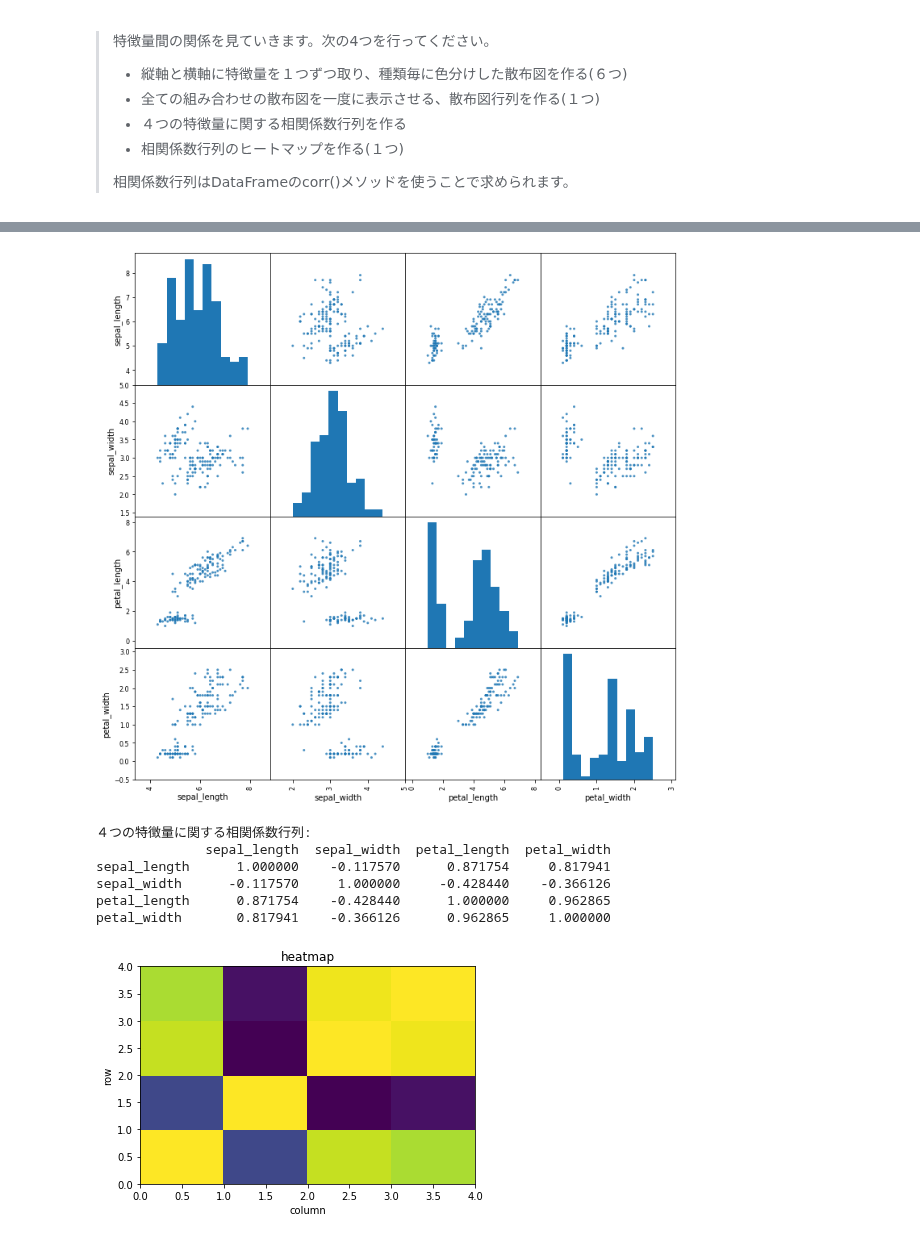
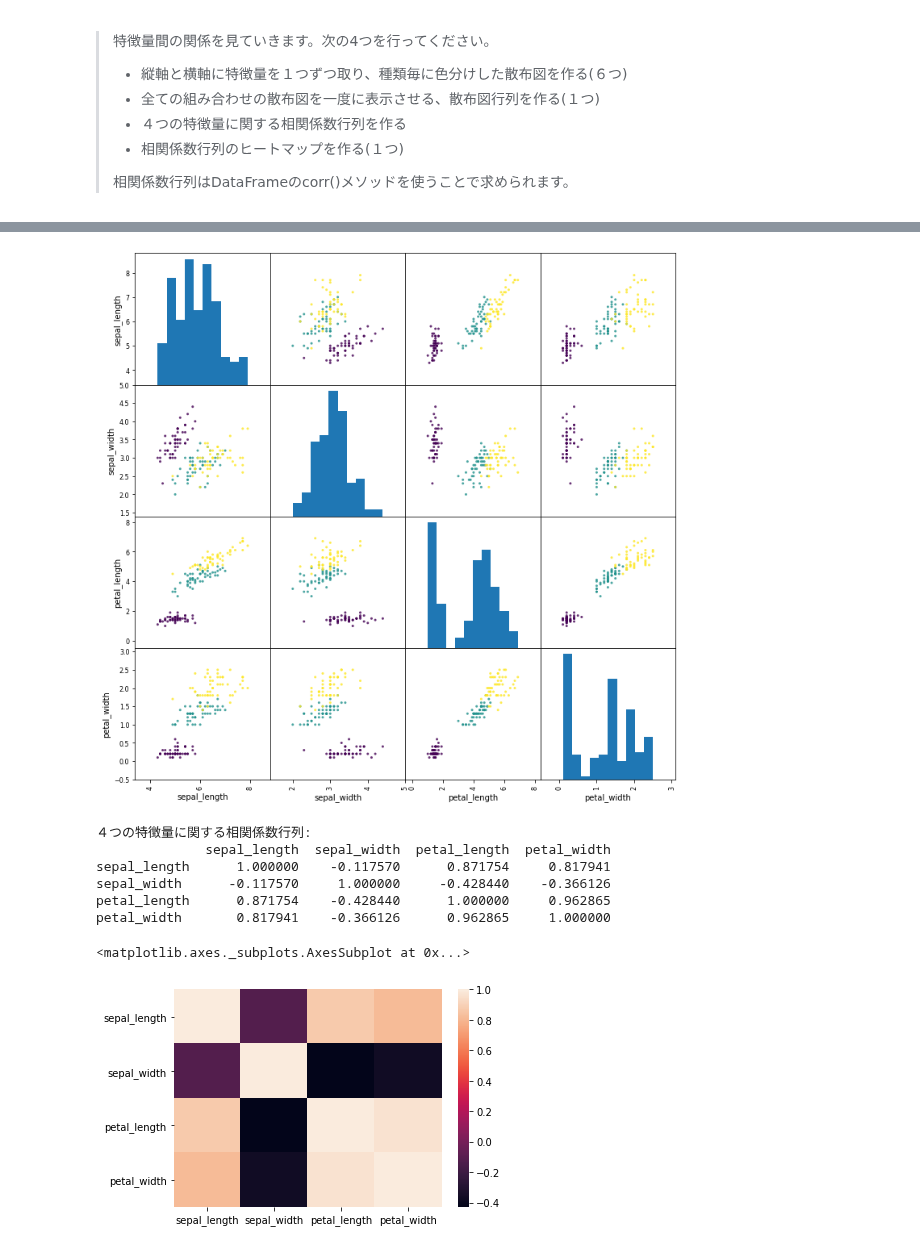
Before and after one commit to Tomoaki-Ishii-DIC/diveintocode-ml, a Jupyter notebook: week3_授業前課題_1_アヤメの分析.ipynb, the cells around one changed output, grey strips where cells are left out. Saved outputs shown, nothing was run; the diff lists cells and outputs as text; code cells hidden in the pictures.

```diff
--- a/week3_授業前課題_1_アヤメの分析.ipynb
+++ b/week3_授業前課題_1_アヤメの分析.ipynb
@@ -428,10 +449,11 @@ for i in range(len(features)):
 # 2 全ての組み合わせの散布図を一度に表示させる、散布図行列を作る(１つ)
 
 # データフレームから特徴量の列だけ抜き出してscatter_matrixで表示
-pd.plotting.scatter_matrix(df.iloc[:,:4], alpha=0.8, figsize=(12,12), range_padding=0.5)
+# プロットの色はラベルの列を使用
+pd.plotting.scatter_matrix(df.iloc[:,:4], alpha=0.8, figsize=(12,12), range_padding=0.5,c=df['Species'])
 plt.show()
 # %% [output]
-[figure, old version]
+[figure, new version]
 # %%
 #3 ４つの特徴量に関する相関係数行列を作る
 
@@ -448,10 +470,12 @@ petal_length      0.871754    -0.428440      1.000000     0.962865
 petal_width       0.817941    -0.366126      0.962865     1.000000
 # %%
 #4 相関係数行列のヒートマップを作る(１つ)
-plt.xlabel("column")
-plt.ylabel("row")
-plt.title("heatmap")
-plt.pcolor(df_correlation_matrix)
-plt.show()
+#plt.xlabel("column")
+#plt.ylabel("row")
+#plt.title("heatmap")
+#plt.pcolor(df_correlation_matrix)
+#plt.show()
+sns.heatmap(df_correlation_matrix)
 # %% [output]
+<matplotlib.axes._subplots.AxesSubplot at 0x...>
-[figure, old version]
+[figure, new version]
```
Also changed, not shown: parts of 2 cells of this notebook.
